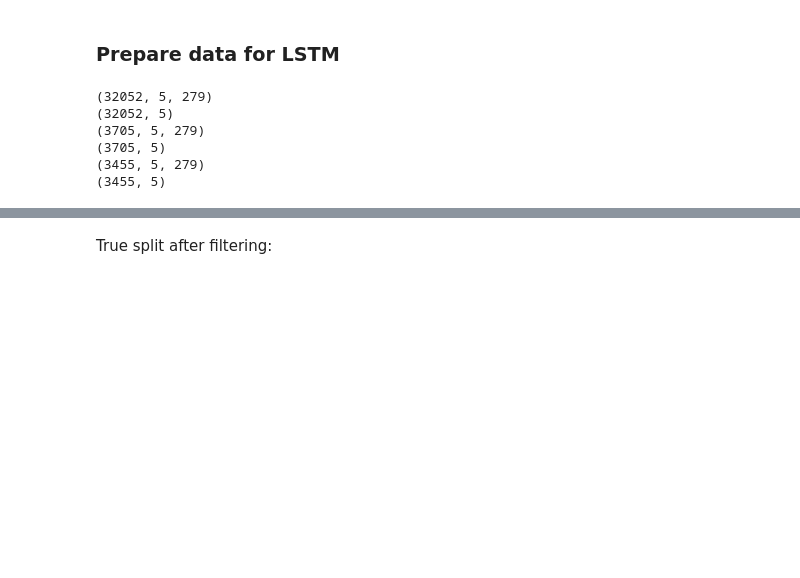
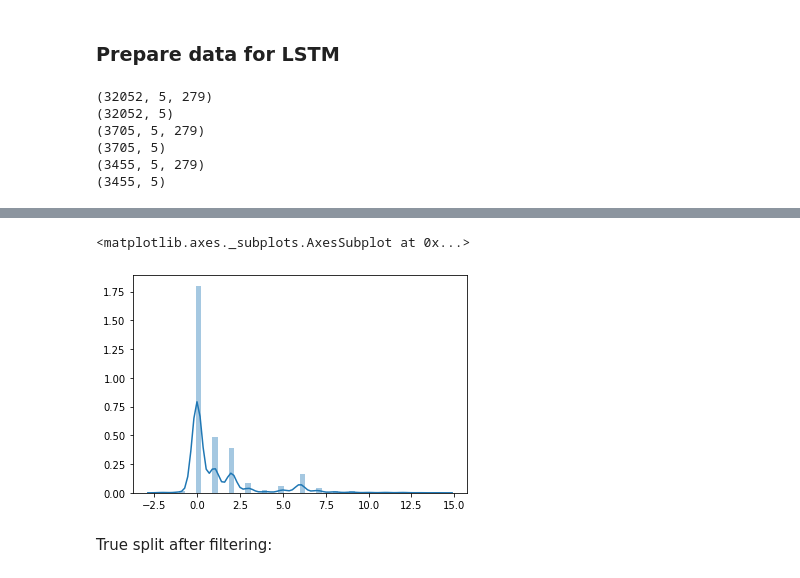
Before and after one commit to stevieg3/fpl-analysis, a Jupyter notebook: notebooks/DeepFantasyFootball/5. Feature selection (Colab).ipynb, the cells around one changed output, grey strips where cells are left out. Saved outputs shown, nothing was run; the diff lists cells and outputs as text; code cells hidden in the pictures; blank space fills up the shorter version.

```diff
--- a/notebooks/DeepFantasyFootball/5. Feature selection (Colab).ipynb
+++ b/notebooks/DeepFantasyFootball/5. Feature selection (Colab).ipynb
@@ -471,3 +472,6 @@ COLUMNS_TO_DROP_FOR_TRAINING = ['name', 'season', 'team_name']
+# %%
+dev_df[COLUMNS_TO_SCALE] = mms.transform(dev_df[COLUMNS_TO_SCALE])
+test_df[COLUMNS_TO_SCALE] = mms.transform(test_df[COLUMNS_TO_SCALE])
 # %% [markdown]
 ### Prepare data for LSTM
 # %%
@@ -511,3 +519,8 @@ X_test, y_test = prepare_data_for_lstm(test_df)
+# %%
+sns.distplot(y_dev.flatten())
+# %% [output]
+<matplotlib.axes._subplots.AxesSubplot at 0x...>
+[figure, added]
 # %% [markdown]
 True split after filtering:
 # %%
```
Also changed, not shown: parts of 59 cells of this notebook.
